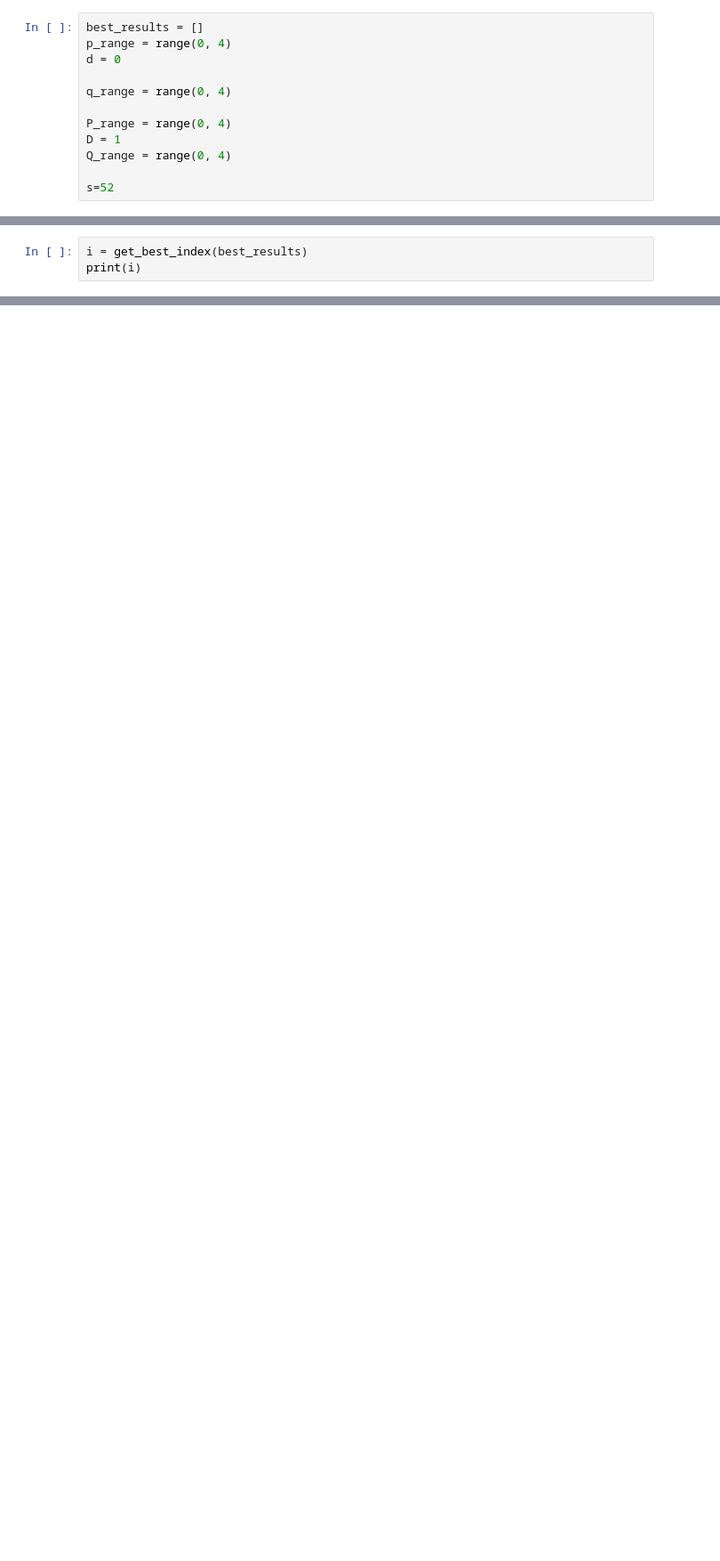
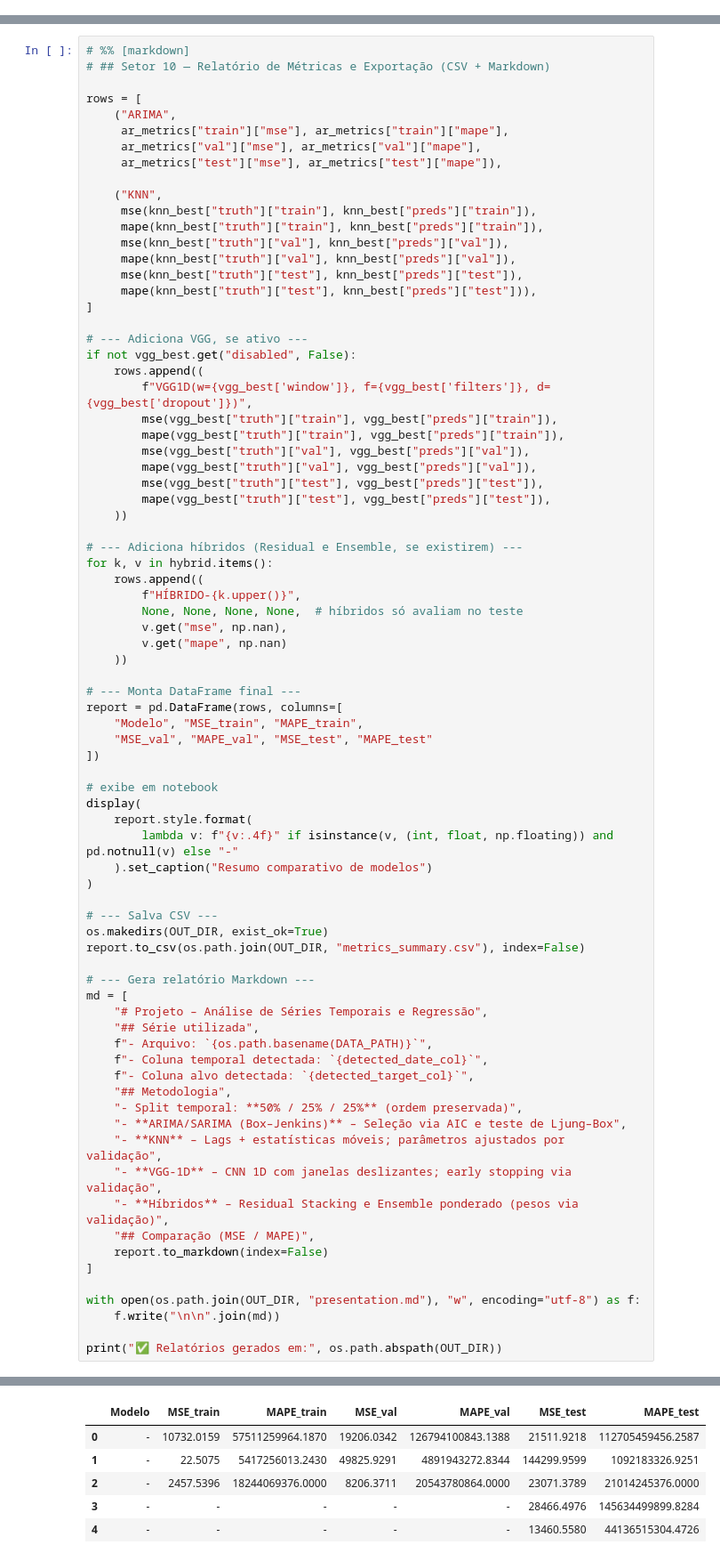
Before and after one commit to JonatasFelix/series_temporais_projeto, a Jupyter notebook: main.ipynb, the cells around one changed output, grey strips where cells are left out. Shown at 89% size. Cells and saved outputs as stored; diff of their text form; blank space fills up the shorter version.

Commit message:
Complemento ARIMA

```diff
--- a/main.ipynb
+++ b/main.ipynb
@@ -42,12 +0,0 @@ fig, ax = plt.subplots(1, 2, figsize=(15, 5))
-# %%
-best_results = []
-p_range = range(0, 4)
-d = 0
-
-q_range = range(0, 4)
-
-P_range = range(0, 4)
-D = 1
-Q_range = range(0, 4)
-
-s=52
@@ -214,3 +0,0 @@ def get_best_index(results, key="aic"):
-# %%
-i = get_best_index(best_results)
-print(i)
@@ -403,0 +607,79 @@ plt.show()
+# %%
+# %% [markdown]
+# ## Setor 10 — Relatório de Métricas e Exportação (CSV + Markdown)
+
+rows = [
+    ("ARIMA",
+     ar_metrics["train"]["mse"], ar_metrics["train"]["mape"],
+     ar_metrics["val"]["mse"], ar_metrics["val"]["mape"],
+     ar_metrics["test"]["mse"], ar_metrics["test"]["mape"]),
+
+    ("KNN",
+     mse(knn_best["truth"]["train"], knn_best["preds"]["train"]),
+     mape(knn_best["truth"]["train"], knn_best["preds"]["train"]),
+     mse(knn_best["truth"]["val"], knn_best["preds"]["val"]),
+     mape(knn_best["truth"]["val"], knn_best["preds"]["val"]),
+     mse(knn_best["truth"]["test"], knn_best["preds"]["test"]),
+     mape(knn_best["truth"]["test"], knn_best["preds"]["test"])),
+]
+
+# --- Adiciona VGG, se ativo ---
+if not vgg_best.get("disabled", False):
+    rows.append((
+        f"VGG1D(w={vgg_best['window']}, f={vgg_best['filters']}, d={vgg_best['dropout']})",
+        mse(vgg_best["truth"]["train"], vgg_best["preds"]["train"]),
+        mape(vgg_best["truth"]["train"], vgg_best["preds"]["train"]),
+        mse(vgg_best["truth"]["val"], vgg_best["preds"]["val"]),
+        mape(vgg_best["truth"]["val"], vgg_best["preds"]["val"]),
+        mse(vgg_best["truth"]["test"], vgg_best["preds"]["test"]),
+        mape(vgg_best["truth"]["test"], vgg_best["preds"]["test"]),
+    ))
+
+# --- Adiciona híbridos (Residual e Ensemble, se existirem) ---
+for k, v in hybrid.items():
+    rows.append((
+        f"HÍBRIDO-{k.upper()}",
+        None, None, None, None,  # híbridos só avaliam no teste
+        v.get("mse", np.nan),
+        v.get("mape", np.nan)
+    ))
+
+# --- Monta DataFrame final ---
+report = pd.DataFrame(rows, columns=[
+    "Modelo", "MSE_train", "MAPE_train",
+    "MSE_val", "MAPE_val", "MSE_test", "MAPE_test"
+])
+
+# exibe em notebook
+display(
+    report.style.format(
+        lambda v: f"{v:.4f}" if isinstance(v, (int, float, np.floating)) and pd.notnull(v) else "-"
+    ).set_caption("Resumo comparativo de modelos")
+)
+
+# --- Salva CSV ---
+os.makedirs(OUT_DIR, exist_ok=True)
+report.to_csv(os.path.join(OUT_DIR, "metrics_summary.csv"), index=False)
+
+# --- Gera relatório Markdown ---
+md = [
+    "# Projeto – Análise de Séries Temporais e Regressão",
+    "## Série utilizada",
+    f"- Arquivo: `{os.path.basename(DATA_PATH)}`",
+    f"- Coluna temporal detectada: `{detected_date_col}`",
+    f"- Coluna alvo detectada: `{detected_target_col}`",
+    "## Metodologia",
+    "- Split temporal: **50% / 25% / 25%** (ordem preservada)",
+    "- **ARIMA/SARIMA (Box–Jenkins)** – Seleção via AIC e teste de Ljung–Box",
+    "- **KNN** – Lags + estatísticas móveis; parâmetros ajustados por validação",
+    "- **VGG-1D** – CNN 1D com janelas deslizantes; early stopping via validação",
+    "- **Híbridos** – Residual Stacking e Ensemble ponderado (pesos via validação)",
+    "## Comparação (MSE / MAPE)",
+    report.to_markdown(index=False)
+]
+
+with open(os.path.join(OUT_DIR, "presentation.md"), "w", encoding="utf-8") as f:
+    f.write("\n\n".join(md))
+
+print("✅ Relatórios gerados em:", os.path.abspath(OUT_DIR))
+# %% [output]
@@ -403,0 +687,6 @@ plt.show()
+|  | Modelo | MSE_train | MAPE_train | MSE_val | MAPE_val | MSE_test | MAPE_test |
+| 0 | - | 10732.0159 | 57511259964.1870 | 19206.0342 | 126794100843.1388 | 21511.9218 | 112705459456.2587 |
+| 1 | - | 22.5075 | 5417256013.2430 | 49825.9291 | 4891943272.8344 | 144299.9599 | 1092183326.9251 |
+| 2 | - | 2457.5396 | 18244069376.0000 | 8206.3711 | 20543780864.0000 | 23071.3789 | 21014245376.0000 |
+| 3 | - | - | - | - | - | 28466.4976 | 145634499899.8284 |
+| 4 | - | - | - | - | - | 13460.5580 | 44136515304.4726 |
```
Also changed, not shown: parts of 43 cells of this notebook, 15 other files.
